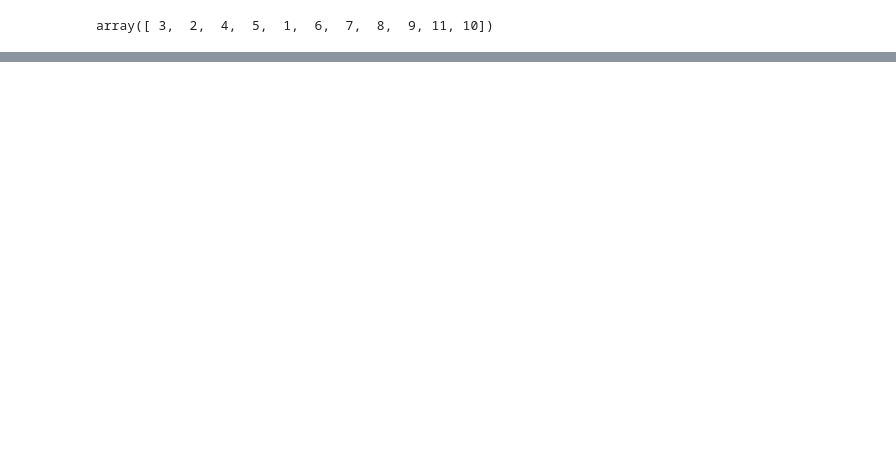
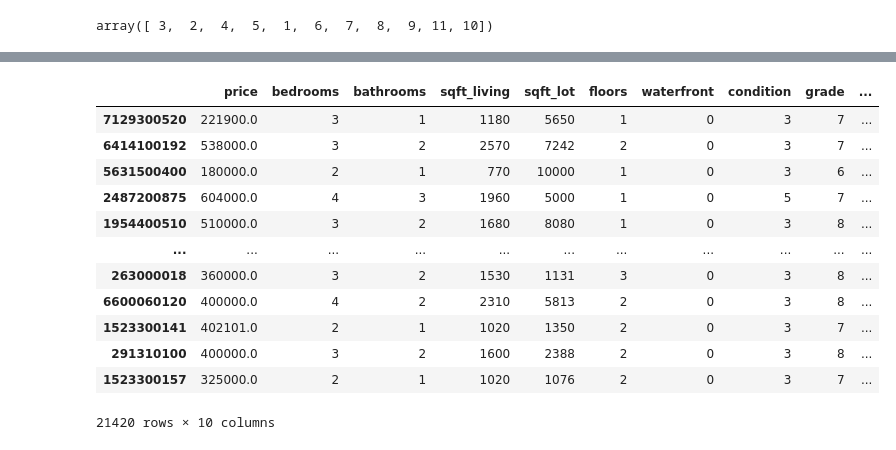
Before and after one commit to Ujjwal1488/Property-Investment-Decision-Making, a Jupyter notebook: student.ipynb, the cells around one changed output, grey strips where cells are left out. Drawn from its saved outputs; the diff is of its cells as text; code cells hidden in the pictures; blank space fills up the shorter version.

```diff
--- a/student.ipynb
+++ b/student.ipynb
@@ -123,0 +231,3 @@ array([ 3,  2,  4,  5,  1,  6,  7,  8,  9, 11, 10])
+# %%
+#Converting Bathroom into integer
+df1['bathrooms'] = df1['bathrooms'].round().astype(int)
@@ -123,0 +244,2 @@ array([ 3,  2,  4,  5,  1,  6,  7,  8,  9, 11, 10])
+# %%
+df1['floors'] = df1['floors'].round().astype(int)
@@ -123,0 +262,31 @@ array([ 3,  2,  4,  5,  1,  6,  7,  8,  9, 11, 10])
+# %%
+# Narrowing it down to a 3 bins categorised by half century
+# Convert yr_built;
+# 1900 to 1950 = yr_1900-1950
+# 1951 to 2000 = yr_1951-1900
+# 2001 to 2015 = yr_2001-2015
+
+def half_cent(year):
+    if 1899 < year < 1951:
+        return 1
+    elif 1950 < year < 2000:
+        return 2
+    else: return 3
+# %%
+df1['yr_built'] = df1['yr_built'].apply(half_cent)
+# %%
+df1
+# %% [output]
+|  | price | bedrooms | bathrooms | sqft_living | sqft_lot | floors | waterfront | condition | grade | ... |
+| 7129300520 | 221900.0 | 3 | 1 | 1180 | 5650 | 1 | 0 | 3 | 7 | ... |
+| 6414100192 | 538000.0 | 3 | 2 | 2570 | 7242 | 2 | 0 | 3 | 7 | ... |
+| 5631500400 | 180000.0 | 2 | 1 | 770 | 10000 | 1 | 0 | 3 | 6 | ... |
+| 2487200875 | 604000.0 | 4 | 3 | 1960 | 5000 | 1 | 0 | 5 | 7 | ... |
+| 1954400510 | 510000.0 | 3 | 2 | 1680 | 8080 | 1 | 0 | 3 | 8 | ... |
+| ... | ... | ... | ... | ... | ... | ... | ... | ... | ... | ... |
+| 263000018 | 360000.0 | 3 | 2 | 1530 | 1131 | 3 | 0 | 3 | 8 | ... |
+| 6600060120 | 400000.0 | 4 | 2 | 2310 | 5813 | 2 | 0 | 3 | 8 | ... |
+| 1523300141 | 402101.0 | 2 | 1 | 1020 | 1350 | 2 | 0 | 3 | 7 | ... |
+| 291310100 | 400000.0 | 3 | 2 | 1600 | 2388 | 2 | 0 | 3 | 8 | ... |
+| 1523300157 | 325000.0 | 2 | 1 | 1020 | 1076 | 2 | 0 | 3 | 7 | ... |
+21420 rows × 10 columns
```
Also changed, not shown: parts of 33 cells of this notebook.
